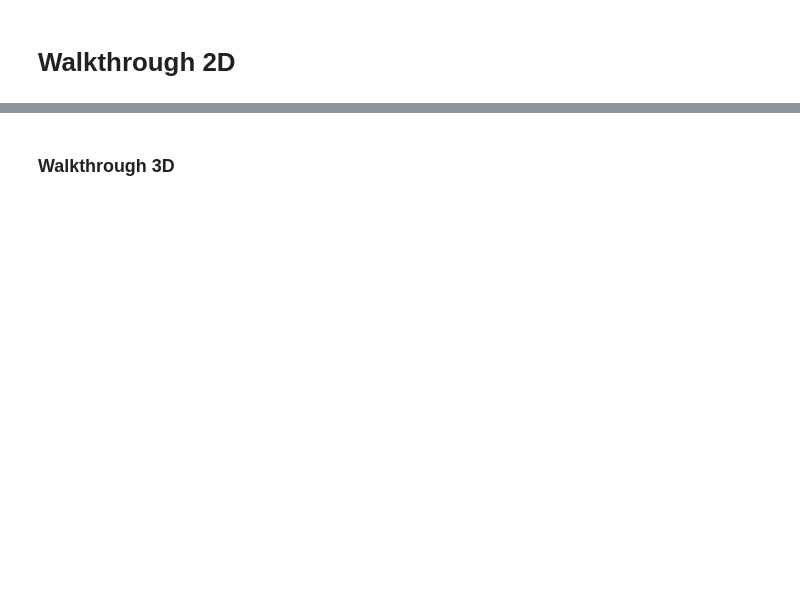
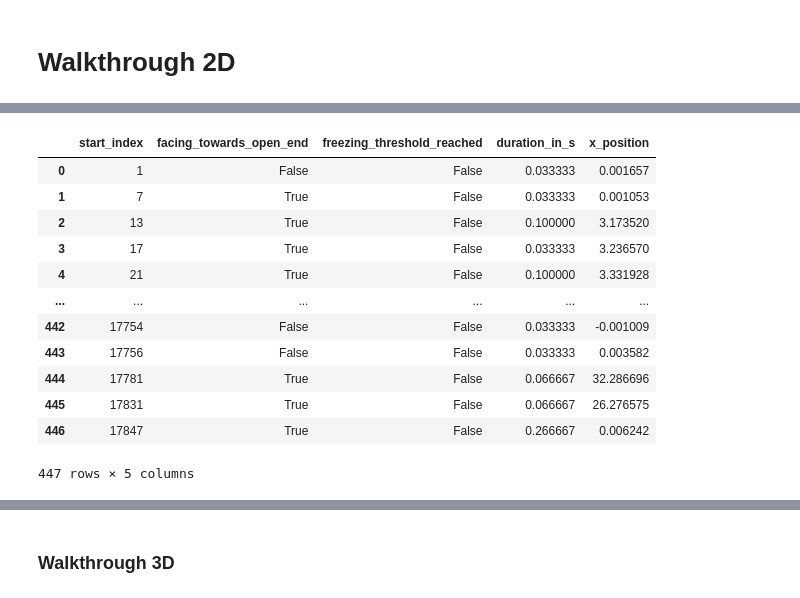
Before and after one commit to Defense-Circuits-Lab/Gait_Analysis, a Jupyter notebook: 02_gait_analysis_walkthrough.ipynb, the cells around one changed output, grey strips where cells are left out. Saved outputs shown, nothing was run; the diff lists cells and outputs as text; code cells hidden in the pictures; blank space fills up the shorter version.

```diff
--- a/02_gait_analysis_walkthrough.ipynb
+++ b/02_gait_analysis_walkthrough.ipynb
@@ -46,0 +81,16 @@ plt.show()
+# %%
+bot.immobility_bout_df
+# %% [output]
+|  | start_index | facing_towards_open_end | freezing_threshold_reached | duration_in_s | x_position |
+| 0 | 1 | False | False | 0.033333 | 0.001657 |
+| 1 | 7 | True | False | 0.033333 | 0.001053 |
+| 2 | 13 | True | False | 0.100000 | 3.173520 |
+| 3 | 17 | True | False | 0.033333 | 3.236570 |
+| 4 | 21 | True | False | 0.100000 | 3.331928 |
+| ... | ... | ... | ... | ... | ... |
+| 442 | 17754 | False | False | 0.033333 | -0.001009 |
+| 443 | 17756 | False | False | 0.033333 | 0.003582 |
+| 444 | 17781 | True | False | 0.066667 | 32.286696 |
+| 445 | 17831 | True | False | 0.066667 | 26.276575 |
+| 446 | 17847 | True | False | 0.266667 | 0.006242 |
+447 rows × 5 columns
```
Also changed, not shown: parts of 10 cells of this notebook, 1 other file.
